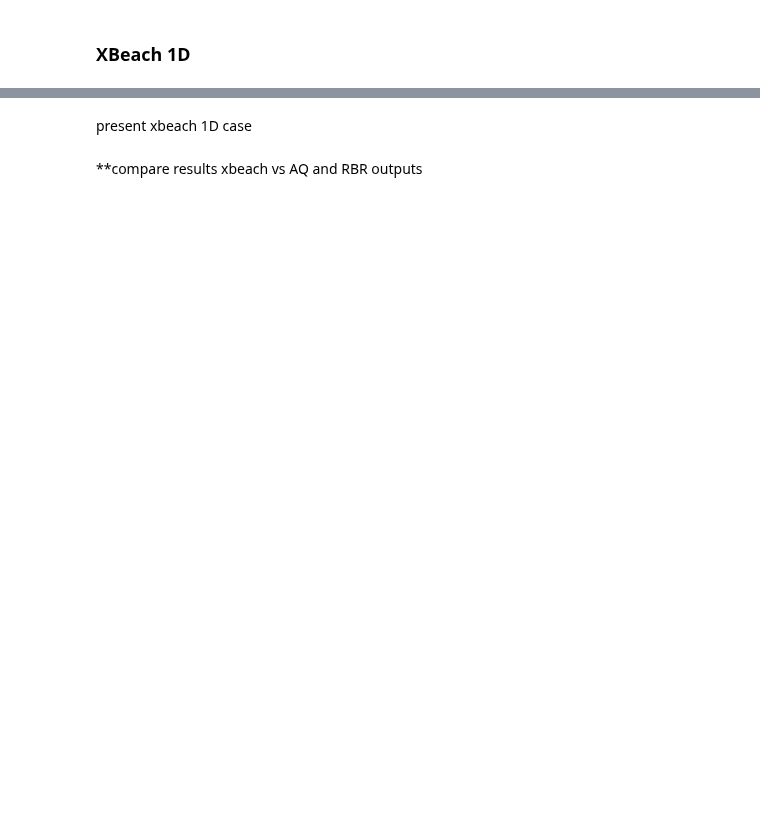
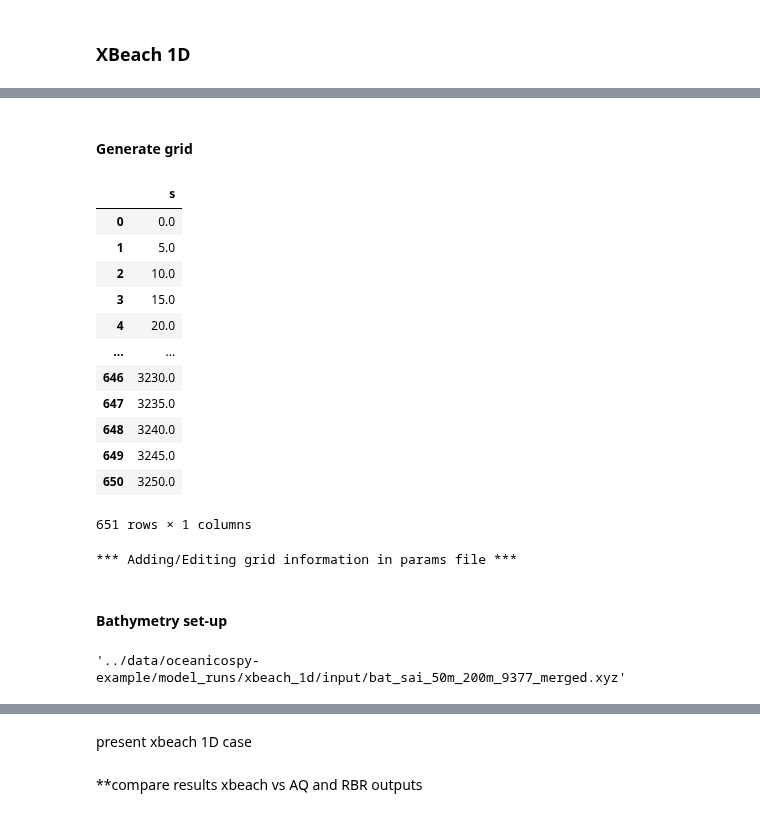
Before and after one commit to oceanicos/oceanicospy, a Jupyter notebook: examples/oceanicospy_workflow.ipynb, the cells around one changed output, grey strips where cells are left out. Cells and saved outputs as stored; diff of their text form; code cells hidden in the pictures; blank space fills up the shorter version.

```diff
--- a/examples/oceanicospy_workflow.ipynb
+++ b/examples/oceanicospy_workflow.ipynb
@@ -425,0 +641,9 @@ present swan 2D nonstationary case
+# %%
+case = xbeachpy.Initializer(
+    root_path=path_case,
+    dict_ini_data=ini_case_data,
+    ini_date=ini_date,
+    end_date=end_date
+)
+case.create_folders()
+case.replace_ini_data()
@@ -425,0 +658,36 @@ present swan 2D nonstationary case
+# %% [markdown]
+#### Generate grid
+# %%
+grid_params_case = dict(thetamin=-20, thetamax=160, dtheta=180, alfa = 161)
+# %%
+case_grid = xbeachpy.preprocess.GridMaker(init=case,grid_params=grid_params_case)
+# %%
+# Build the profile axis from two planar endpoint coordinates (projected, metres)
+profile_axis = case_grid.build_profile.from_coordinates(
+    start = (4054866.827, 2962460.496),
+    end = (4051803.311, 2963542.255),
+    dx=5.0,                   # uniform spacing [m]
+    auto_extend=True,
+)
+# %%
+profile_axis.distance_axis
+# %% [output]
+|  | s |
+| 0 | 0.0 |
+| 1 | 5.0 |
+| 2 | 10.0 |
+| 3 | 15.0 |
+| 4 | 20.0 |
+| ... | ... |
+| 646 | 3230.0 |
+| 647 | 3235.0 |
+| 648 | 3240.0 |
+| 649 | 3245.0 |
+| 650 | 3250.0 |
+651 rows × 1 columns
+# %%
+case_grid.fill_grid_section()
+# %% [output]
+*** Adding/Editing grid information in params file ***
+# %% [markdown]
+#### Bathymetry set-up
@@ -425,0 +696,5 @@ present swan 2D nonstationary case
+# %%
+shutil.copyfile('../data/oceanicospy-example/gis/bathymetries/processed/bat_sai_50m_200m_9377_merged.xyz',
+                f'{path_case}input/bat_sai_50m_200m_9377_merged.xyz')
+# %% [output]
+'../data/oceanicospy-example/model_runs/xbeach_1d/input/bat_sai_50m_200m_9377_merged.xyz'
```
Also changed, not shown: parts of 40 cells of this notebook, 2 other files.
